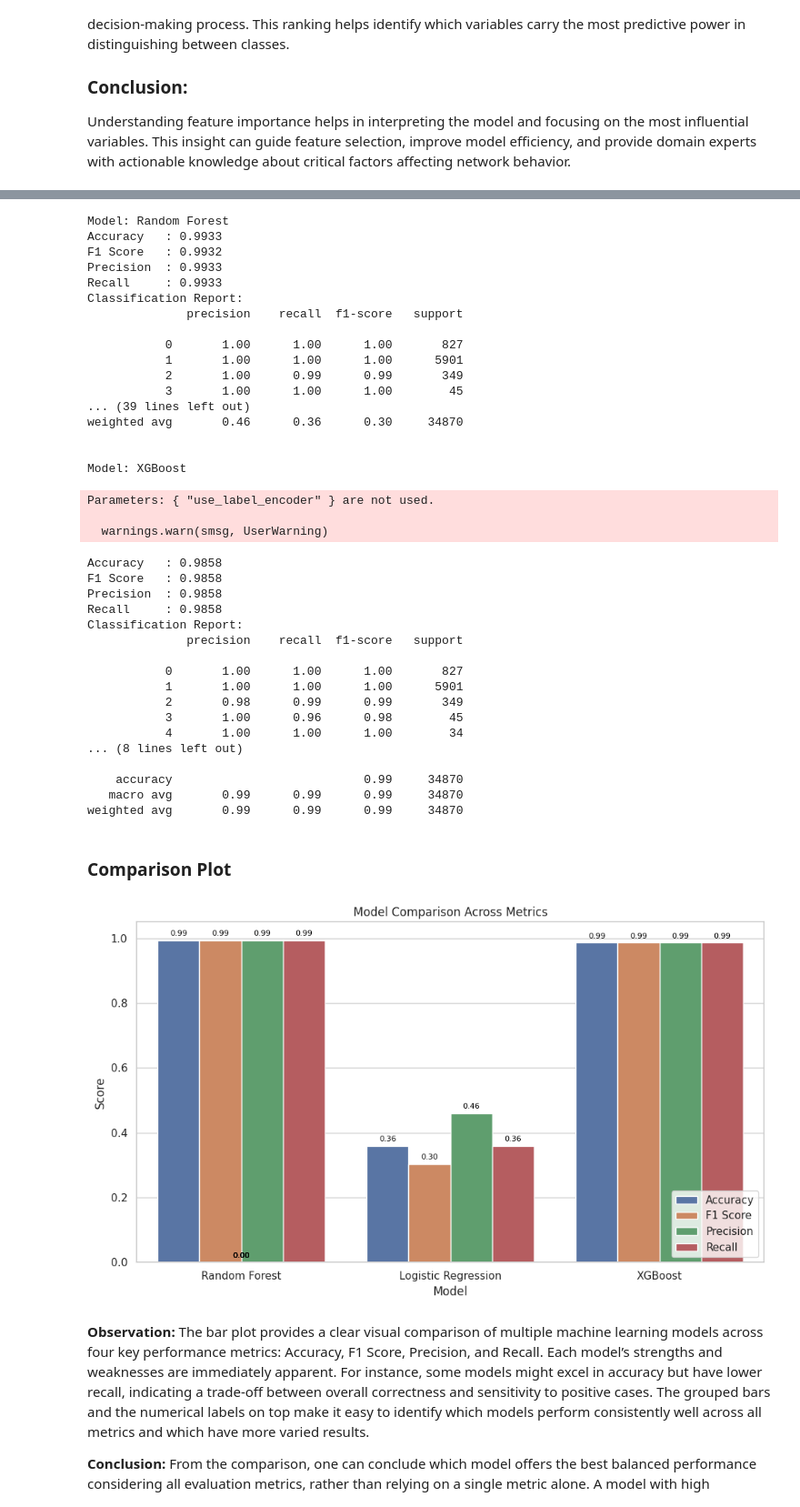
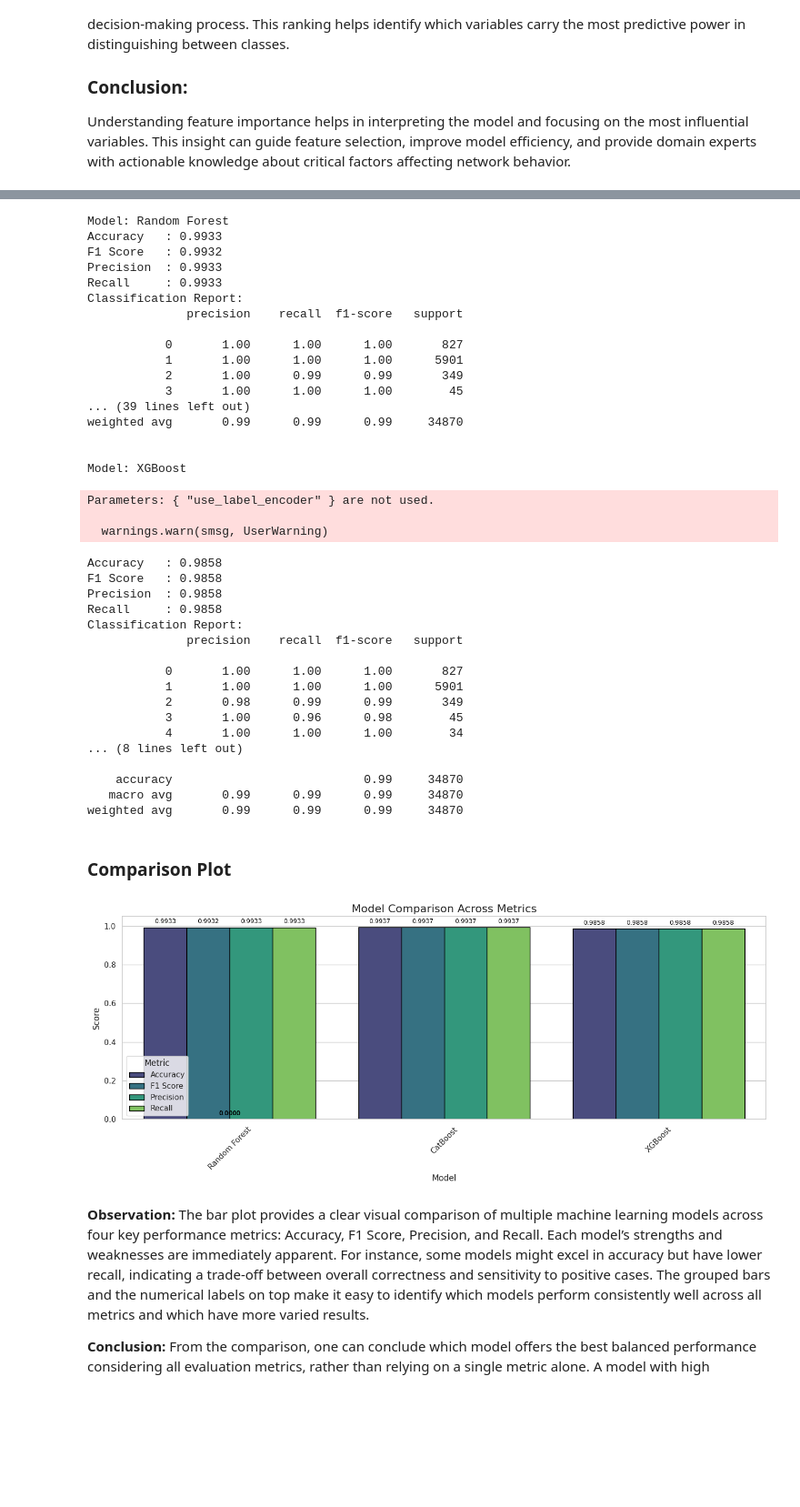
Before and after one commit to Purvang2803/Comprehensive_Analysis_of_Network_Attacks, a Jupyter notebook: Comprehensive_Analysis_of_Network_Attacks_Dataset.ipynb, the cells around one changed output, grey strips where cells are left out. Shown at 91% size. Drawn from its saved outputs; the diff is of its cells as text; code cells hidden in the pictures; blank space fills up the shorter version.

```diff
--- a/Comprehensive_Analysis_of_Network_Attacks_Dataset.ipynb
+++ b/Comprehensive_Analysis_of_Network_Attacks_Dataset.ipynb
@@ -488,33 +508,26 @@ Understanding feature importance helps in interpreting the model and focusing on
 # %%
 from sklearn.pipeline import make_pipeline
 from sklearn.preprocessing import StandardScaler
-from sklearn.ensemble import RandomForestClassifier
-from sklearn.linear_model import LogisticRegression
+from sklearn.ensemble import RandomForestClassifier, ExtraTreesClassifier
+from sklearn.neural_network import MLPClassifier
 from xgboost import XGBClassifier
-from sklearn.metrics import accuracy_score, f1_score, precision_score, recall_score, classification_report
+from lightgbm import LGBMClassifier
+from catboost import CatBoostClassifier
 
-import matplotlib.pyplot as plt
-import seaborn as sns
-import pandas as pd
-
-# Define models
 models = {
     "Random Forest": RandomForestClassifier(n_estimators=200, random_state=42),
-    "Logistic Regression": make_pipeline(
-        StandardScaler(),
-        LogisticRegression(max_iter=1000, class_weight='balanced', random_state=42)
-    ),
-    "XGBoost": XGBClassifier(use_label_encoder=False, eval_metric='logloss')
-}
 
-# Initialize metric storage
+    "CatBoost": CatBoostClassifier(verbose=0, random_state=42),
+
+    "XGBoost": XGBClassifier(use_label_encoder=False, eval_metric='logloss'),
+   }
+
 model_names = []
 accuracies = []
 f1_scores = []
 precisions = []
 recalls = []
 
-# Evaluate models
 for name, model in models.items():
     print(f"\nModel: {name}")
     model.fit(X_train, y_train)
@@ -532,7 +545,6 @@ for name, model in models.items():
     print("Classification Report:")
     print(classification_report(y_test, y_pred))
 
-    # Store metrics
     model_names.append(name)
     accuracies.append(acc)
     f1_scores.append(f1)
@@ -552,7 +564,7 @@ Classification Report:
            2       1.00      0.99      0.99       349
            3       1.00      1.00      1.00        45
 ... (39 lines left out)
-weighted avg       0.46      0.36      0.30     34870
+weighted avg       0.99      0.99      0.99     34870
 
 
 Model: XGBoost
@@ -579,36 +591,42 @@ weighted avg       0.99      0.99      0.99     34870
 # %% [markdown]
 ### Comparison Plot
 # %%
+import matplotlib.pyplot as plt
+import seaborn as sns
+import pandas as pd
 
 results_df = pd.DataFrame({
     'Model': model_names,
     'Accuracy': accuracies,
     'F1 Score': f1_scores,
     'Precision': precisions,
     'Recall': recalls
 })
+melted_df = results_df.melt(id_vars='Model', var_name='Metric', value_name='Score')
+plt.figure(figsize=(14, 6))
+sns.set(style="whitegrid")
+barplot = sns.barplot(
+    x='Model', y='Score', hue='Metric', data=melted_df,
+    palette='viridis', edgecolor='black'
+)
+for p in barplot.patches:
+    height = p.get_height()
+    barplot.annotate(f'{height:.4f}',
+                     (p.get_x() + p.get_width() / 2., height),
+                     ha='center', va='bottom',
+                     fontsize=9, color='black', xytext=(0, 4),
+                     textcoords='offset points')
 
-results_melted = results_df.melt(id_vars='Model', var_name='Metric', value_name='Score')
-
-plt.figure(figsize=(10, 6))
-ax = sns.barplot(x='Model', y='Score', hue='Metric', data=results_melted)
-plt.title('Model Comparison Across Metrics')
+plt.title('Model Comparison Across Metrics', fontsize=16)
+plt.ylabel('Score', fontsize=12)
+plt.xlabel('Model', fontsize=12)
+plt.xticks(rotation=45)
 plt.ylim(0, 1.05)
-plt.legend(loc='lower right')
-
-for p in ax.patches:
-    height = p.get_height()
-    ax.text(
-        p.get_x() + p.get_width() / 2.,
-        height + 0.01,
-        f'{height:.2f}',
-        ha="center", va="bottom", fontsize=8, color='black'
-    )
-
+plt.legend(title='Metric')
 plt.tight_layout()
 plt.show()
 # %% [output]
-[figure, old version]
+[figure, new version]
 # %% [markdown]
 **Observation:**
 The bar plot provides a clear visual comparison of multiple machine learning models across four key performance metrics: Accuracy, F1 Score, Precision, and Recall. Each model’s strengths and weaknesses are immediately apparent. For instance, some models might excel in accuracy but have lower recall, indicating a trade-off between overall correctness and sensitivity to positive cases. The grouped bars and the numerical labels on top make it easy to identify which models perform consistently well across all metrics and which have more varied results.
```
Also changed, not shown: parts of 4 cells of this notebook.
